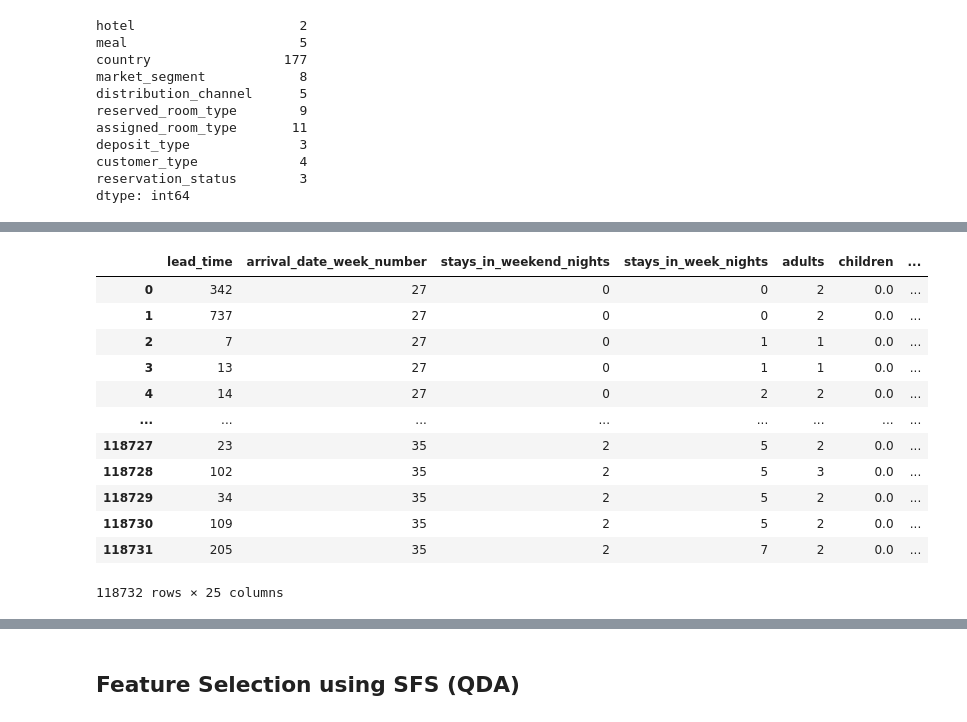
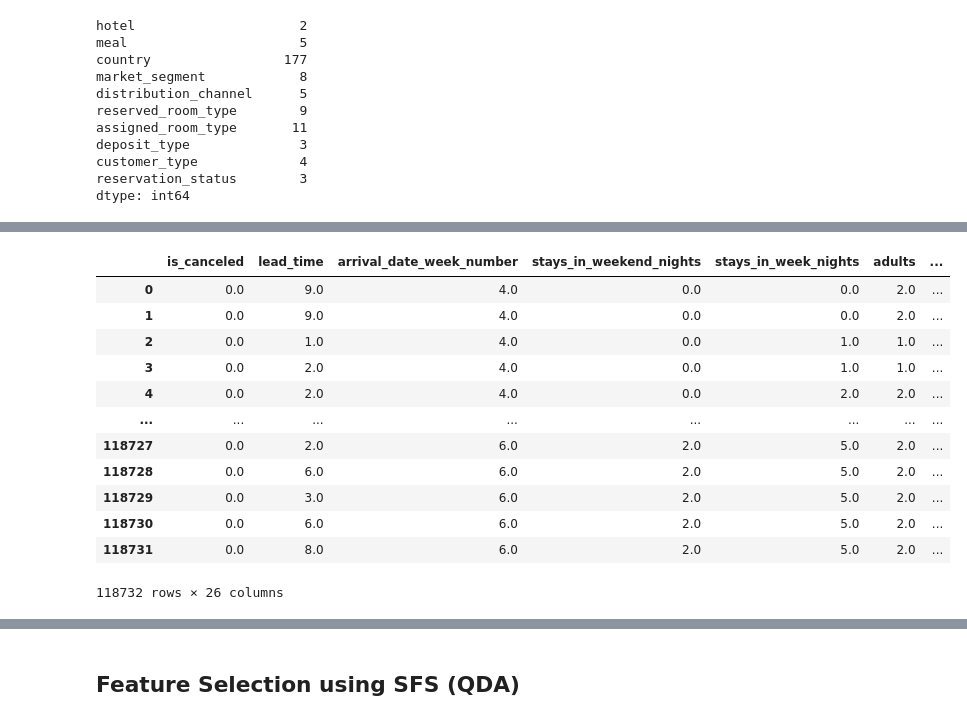
Before and after one commit to hlahany/Hotel-Booking-Big-Data, a Jupyter notebook: testing.ipynb, the cells around one changed output, grey strips where cells are left out. Saved outputs shown, nothing was run; the diff lists cells and outputs as text; code cells hidden in the pictures.

```diff
--- a/testing.ipynb
+++ b/testing.ipynb
@@ -352,18 +337,41 @@ dtype: int64
-# %%
-# Merge the numerical and categorical columns into a single data frame
-x_data = pd.concat([df_num, df_cat_encoded], axis=1)
-x_data
-# %% [output]
-|  | lead_time | arrival_date_week_number | stays_in_weekend_nights | stays_in_week_nights | adults | children | ... |
-| 0 | 342 | 27 | 0 | 0 | 2 | 0.0 | ... |
-| 1 | 737 | 27 | 0 | 0 | 2 | 0.0 | ... |
-| 2 | 7 | 27 | 0 | 1 | 1 | 0.0 | ... |
-| 3 | 13 | 27 | 0 | 1 | 1 | 0.0 | ... |
-| 4 | 14 | 27 | 0 | 2 | 2 | 0.0 | ... |
-| ... | ... | ... | ... | ... | ... | ... | ... |
-| 118727 | 23 | 35 | 2 | 5 | 2 | 0.0 | ... |
-| 118728 | 102 | 35 | 2 | 5 | 3 | 0.0 | ... |
-| 118729 | 34 | 35 | 2 | 5 | 2 | 0.0 | ... |
-| 118730 | 109 | 35 | 2 | 5 | 2 | 0.0 | ... |
-| 118731 | 205 | 35 | 2 | 7 | 2 | 0.0 | ... |
-118732 rows × 25 columns
+# %%
+# Define the pipeline for numerical columns
+numerical_pipeline = Pipeline([
+    ('discretizer', KBinsDiscretizer(n_bins=10, encode='ordinal', strategy='quantile'))
+])
+# %%
+# Define the pipeline for categorical columns
+categorical_pipeline = Pipeline([
+    ('encoder', OrdinalEncoder())
+])
+# %%
+# Column transformer to apply different transformations to different columns
+preprocessor = ColumnTransformer(
+    transformers=[
+        ('label', 'passthrough', ['is_canceled']),
+        ('num', numerical_pipeline, numerical_features),
+        ('cat', categorical_pipeline, categorical_features),
+    ],
+    remainder='drop'
+)
+# %%
+# Fit and transform the data
+transformed_data = preprocessor.fit_transform(df)
+# %%
+# Convert the transformed data back to DataFrame
+transformed_df = pd.DataFrame(transformed_data, columns=['is_canceled'] + numerical_features + categorical_features)
+transformed_df
+# %% [output]
+|  | is_canceled | lead_time | arrival_date_week_number | stays_in_weekend_nights | stays_in_week_nights | adults | ... |
+| 0 | 0.0 | 9.0 | 4.0 | 0.0 | 0.0 | 2.0 | ... |
+| 1 | 0.0 | 9.0 | 4.0 | 0.0 | 0.0 | 2.0 | ... |
+| 2 | 0.0 | 1.0 | 4.0 | 0.0 | 1.0 | 1.0 | ... |
+| 3 | 0.0 | 2.0 | 4.0 | 0.0 | 1.0 | 1.0 | ... |
+| 4 | 0.0 | 2.0 | 4.0 | 0.0 | 2.0 | 2.0 | ... |
+| ... | ... | ... | ... | ... | ... | ... | ... |
+| 118727 | 0.0 | 2.0 | 6.0 | 2.0 | 5.0 | 2.0 | ... |
+| 118728 | 0.0 | 6.0 | 6.0 | 2.0 | 5.0 | 2.0 | ... |
+| 118729 | 0.0 | 3.0 | 6.0 | 2.0 | 5.0 | 2.0 | ... |
+| 118730 | 0.0 | 6.0 | 6.0 | 2.0 | 5.0 | 2.0 | ... |
+| 118731 | 0.0 | 8.0 | 6.0 | 2.0 | 5.0 | 2.0 | ... |
+118732 rows × 26 columns
```
Also changed, not shown: parts of 17 cells of this notebook, 1 other file.
